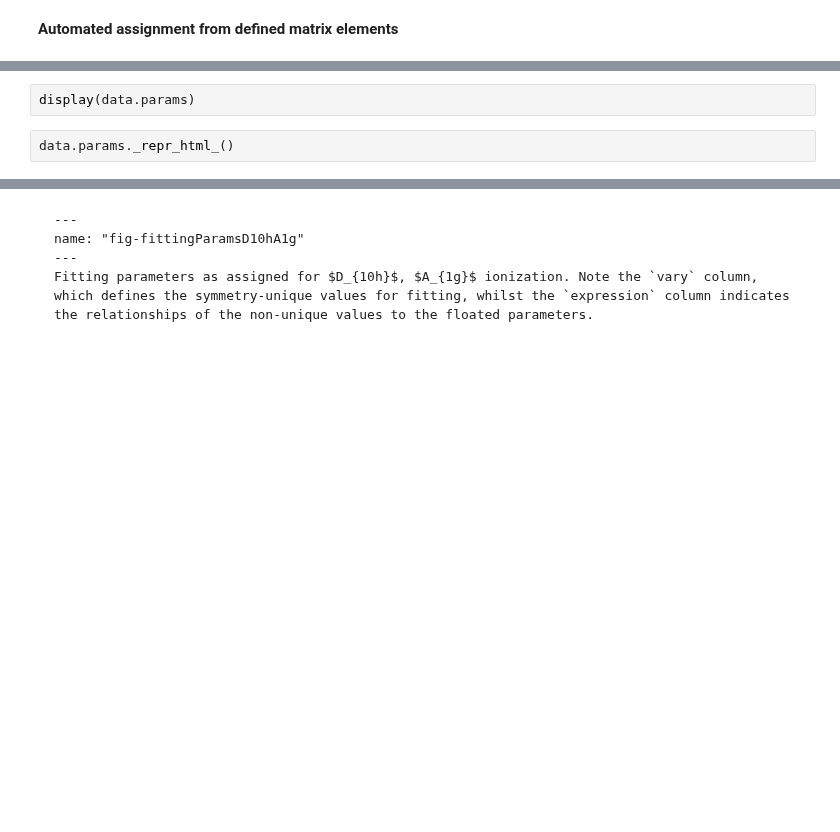
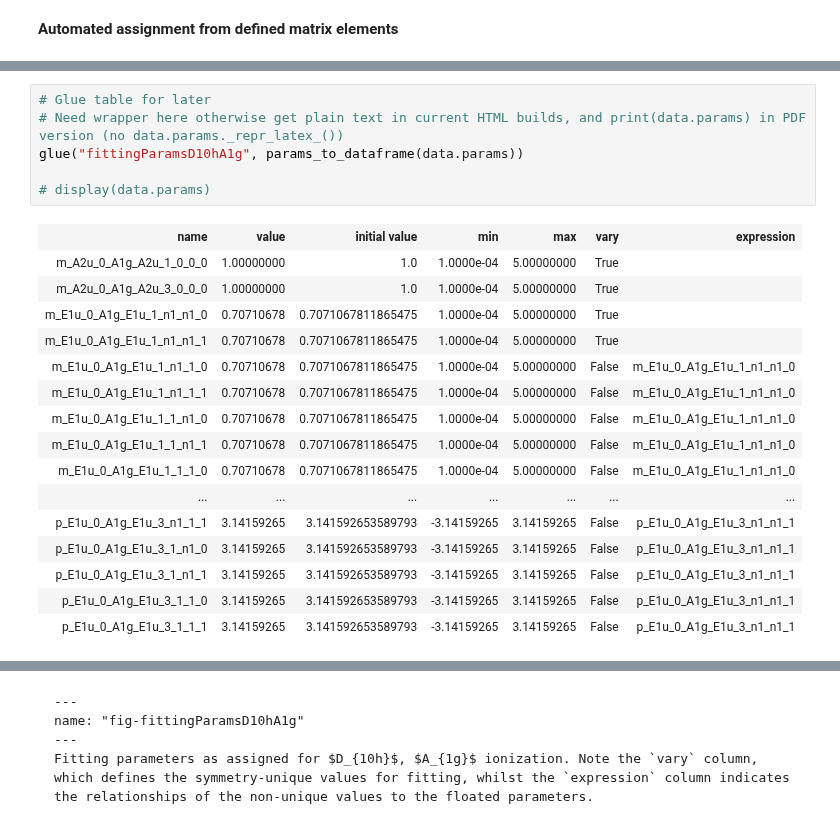
Before and after one commit to phockett/Quantum-Metrology-with-Photoelectrons-Vol3, a Jupyter notebook: doc-source/part2/sym-fitting-intro_240723.ipynb, the cells around one changed output, grey strips where cells are left out. Drawn from its saved outputs; the diff is of its cells as text; blank space fills up the shorter version.

```diff
--- a/doc-source/part2/sym-fitting-intro_240723.ipynb
+++ b/doc-source/part2/sym-fitting-intro_240723.ipynb
@@ -505,4 +578,23 @@ data.setMatEFit()
 # %%
-display(data.params)
+# Glue table for later
+# Need wrapper here otherwise get plain text in current HTML builds, and print(data.params) in PDF version (no data.params._repr_latex_())
+glue("fittingParamsD10hA1g", params_to_dataframe(data.params))
+
+# display(data.params)
+# %% [output]
+| name | value | initial value | min | max | vary | expression |
+| m_A2u_0_A1g_A2u_1_0_0_0 | 1.00000000 | 1.0 | 1.0000e-04 | 5.00000000 | True |  |
+| m_A2u_0_A1g_A2u_3_0_0_0 | 1.00000000 | 1.0 | 1.0000e-04 | 5.00000000 | True |  |
+| m_E1u_0_A1g_E1u_1_n1_n1_0 | 0.70710678 | 0.7071067811865475 | 1.0000e-04 | 5.00000000 | True |  |
+| m_E1u_0_A1g_E1u_1_n1_n1_1 | 0.70710678 | 0.7071067811865475 | 1.0000e-04 | 5.00000000 | True |  |
+| m_E1u_0_A1g_E1u_1_n1_1_0 | 0.70710678 | 0.7071067811865475 | 1.0000e-04 | 5.00000000 | False | m_E1u_0_A1g_E1u_1_n1_n1_0 |
+| m_E1u_0_A1g_E1u_1_n1_1_1 | 0.70710678 | 0.7071067811865475 | 1.0000e-04 | 5.00000000 | False | m_E1u_0_A1g_E1u_1_n1_n1_0 |
+| m_E1u_0_A1g_E1u_1_1_n1_0 | 0.70710678 | 0.7071067811865475 | 1.0000e-04 | 5.00000000 | False | m_E1u_0_A1g_E1u_1_n1_n1_0 |
+| m_E1u_0_A1g_E1u_1_1_n1_1 | 0.70710678 | 0.7071067811865475 | 1.0000e-04 | 5.00000000 | False | m_E1u_0_A1g_E1u_1_n1_n1_0 |
+| m_E1u_0_A1g_E1u_1_1_1_0 | 0.70710678 | 0.7071067811865475 | 1.0000e-04 | 5.00000000 | False | m_E1u_0_A1g_E1u_1_n1_n1_0 |
+| ... | ... | ... | ... | ... | ... | ... |
+| p_E1u_0_A1g_E1u_3_n1_1_1 | 3.14159265 | 3.141592653589793 | -3.14159265 | 3.14159265 | False | p_E1u_0_A1g_E1u_3_n1_n1_1 |
+| p_E1u_0_A1g_E1u_3_1_n1_0 | 3.14159265 | 3.141592653589793 | -3.14159265 | 3.14159265 | False | p_E1u_0_A1g_E1u_3_n1_n1_1 |
+| p_E1u_0_A1g_E1u_3_1_n1_1 | 3.14159265 | 3.141592653589793 | -3.14159265 | 3.14159265 | False | p_E1u_0_A1g_E1u_3_n1_n1_1 |
+| p_E1u_0_A1g_E1u_3_1_1_0 | 3.14159265 | 3.141592653589793 | -3.14159265 | 3.14159265 | False | p_E1u_0_A1g_E1u_3_n1_n1_1 |
+| p_E1u_0_A1g_E1u_3_1_1_1 | 3.14159265 | 3.141592653589793 | -3.14159265 | 3.14159265 | False | p_E1u_0_A1g_E1u_3_n1_n1_1 |
-# %%
-data.params._repr_html_()
```
Also changed, not shown: parts of 29 cells of this notebook, 1 other file.
